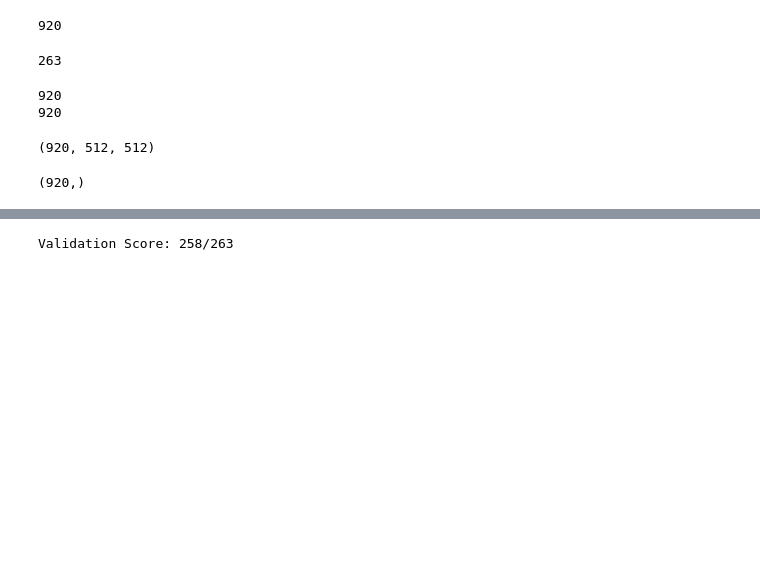
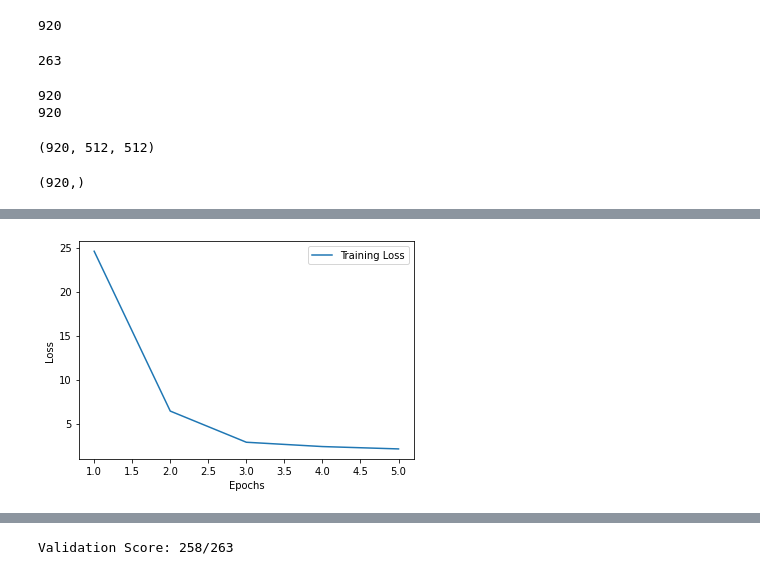
Before and after one commit to IramML/ailabschool-exam, a Jupyter notebook: option1/problem1/Examen_R1.ipynb, the cells around one changed output, grey strips where cells are left out. Cells and saved outputs as stored; diff of their text form; code cells hidden in the pictures; blank space fills up the shorter version.

```diff
--- a/option1/problem1/Examen_R1.ipynb
+++ b/option1/problem1/Examen_R1.ipynb
@@ -341,6 +346,6 @@ y_train.shape
 # %% [output]
 (920,)
 # %%
-model.fit(X_train, y_train, epochs=5)
+history = model.fit(X_train, y_train, epochs=5)
 # %% [output]
 Epoch 1/5
@@ -356,0 +361,13 @@ Epoch 5/5
+# %%
+loss_values = history.history['loss']
+epochs_loss = range(1, len(loss_values)+1)
+
+plt.plot(epochs_loss, loss_values, label='Training Loss')
+
+plt.xlabel('Epochs')
+plt.ylabel('Loss')
+plt.legend()
+
+plt.show()
+# %% [output]
+[figure, added]
```
Also changed, not shown: parts of 10 cells of this notebook.
